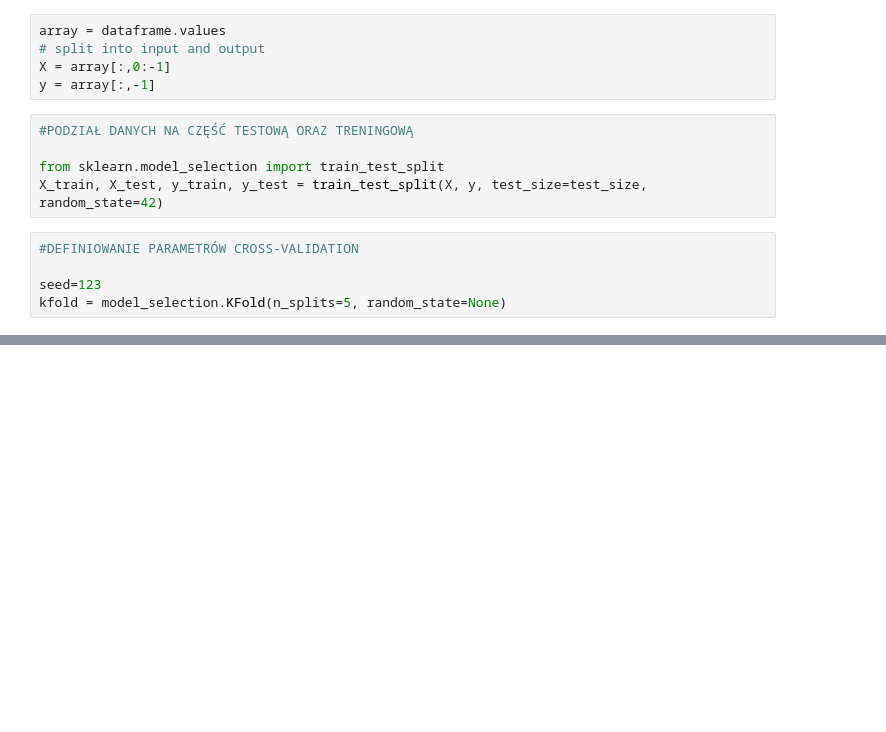
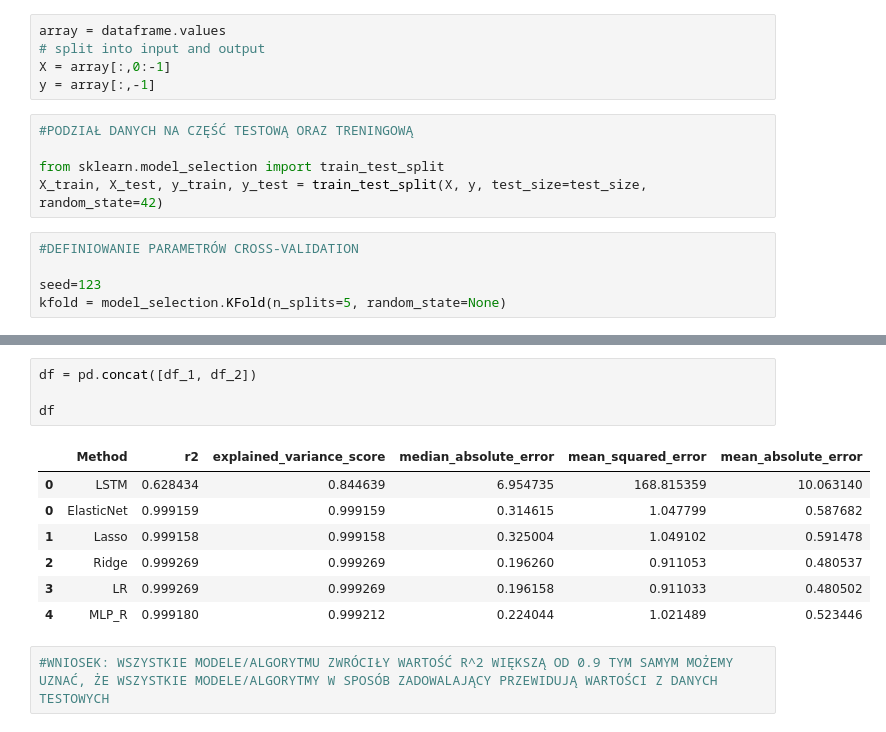
Before and after one commit to rkons88/Google-Alphabet-stock-price-forecast, a Jupyter notebook: PROJEKT ZALICZENIOWY.ipynb, the cells around one changed output, grey strips where cells are left out. Saved outputs shown, nothing was run; the diff lists cells and outputs as text; blank space fills up the shorter version.

```diff
--- a/PROJEKT ZALICZENIOWY.ipynb
+++ b/PROJEKT ZALICZENIOWY.ipynb
@@ -427,0 +556,14 @@ data_test_chart= np.insert(data_test.values, 0, data_train_zeros)
+# %%
+df = pd.concat([df_1, df_2])
+
+df
+# %% [output]
+|  | Method | r2 | explained_variance_score | median_absolute_error | mean_squared_error | mean_absolute_error |
+| 0 | LSTM | 0.628434 | 0.844639 | 6.954735 | 168.815359 | 10.063140 |
+| 0 | ElasticNet | 0.999159 | 0.999159 | 0.314615 | 1.047799 | 0.587682 |
+| 1 | Lasso | 0.999158 | 0.999158 | 0.325004 | 1.049102 | 0.591478 |
+| 2 | Ridge | 0.999269 | 0.999269 | 0.196260 | 0.911053 | 0.480537 |
+| 3 | LR | 0.999269 | 0.999269 | 0.196158 | 0.911033 | 0.480502 |
+| 4 | MLP_R | 0.999180 | 0.999212 | 0.224044 | 1.021489 | 0.523446 |
+# %%
+#WNIOSEK: WSZYSTKIE MODELE/ALGORYTMU ZWRÓCIŁY WARTOŚĆ R^2 WIĘKSZĄ OD 0.9 TYM SAMYM MOŻEMY UZNAĆ, ŻE WSZYSTKIE MODELE/ALGORYTMY W SPOSÓB ZADOWALAJĄCY PRZEWIDUJĄ WARTOŚCI Z DANYCH TESTOWYCH
```
Also changed, not shown: parts of 54 cells of this notebook.
